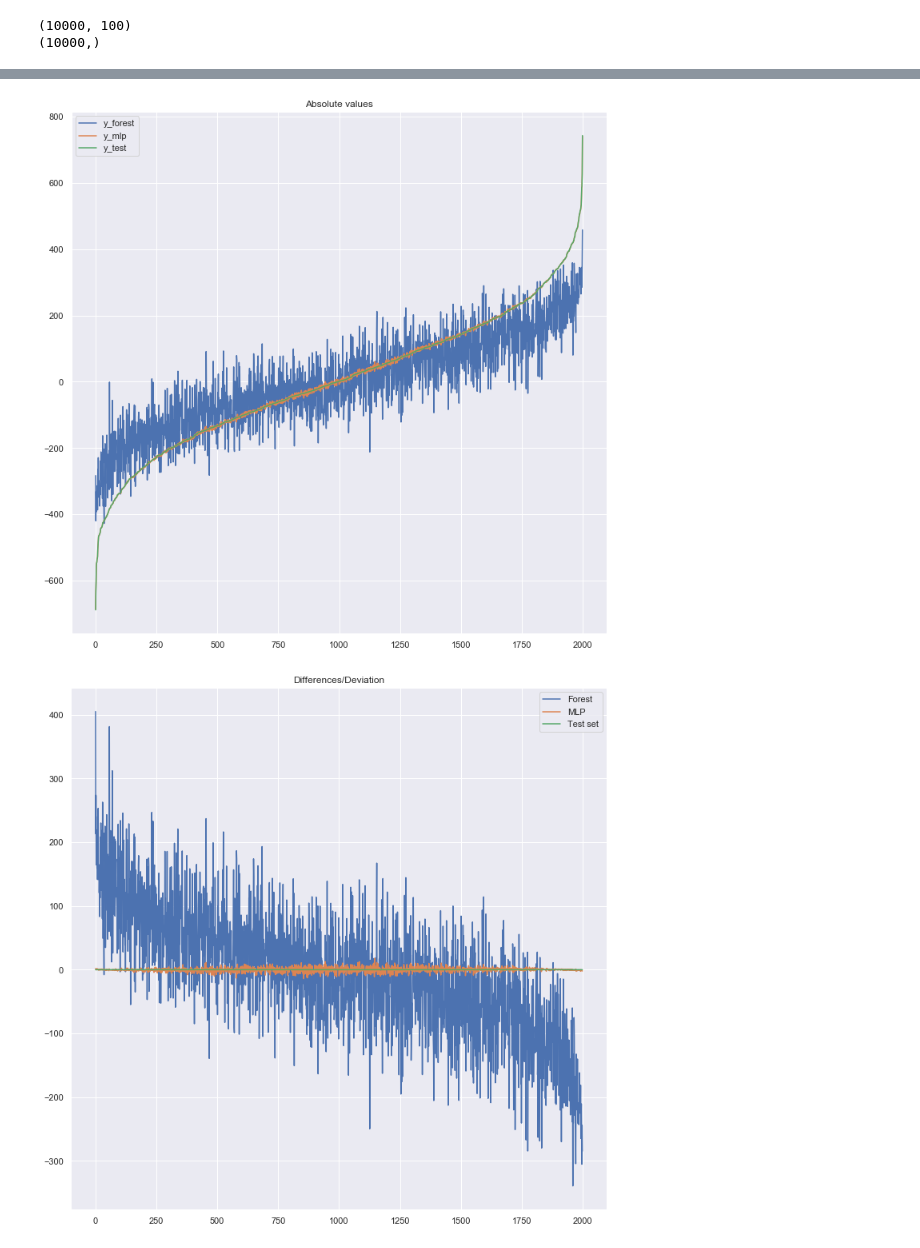
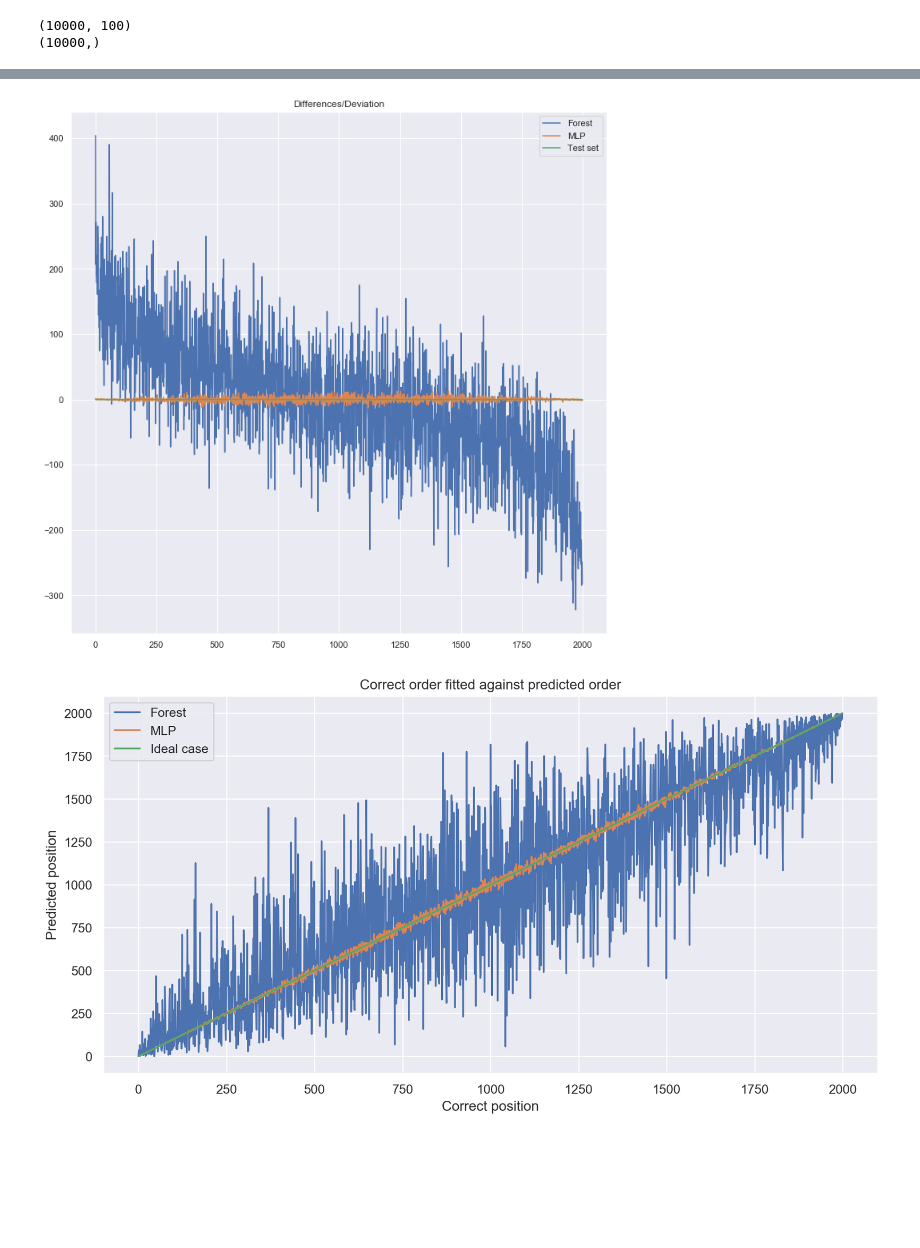
Before and after one commit to nessyht/FOML-Bomberman, a Jupyter notebook: Forest_MLP_comparison.ipynb, the cells around one changed output, grey strips where cells are left out. Cells and saved outputs as stored; diff of their text form; code cells hidden in the pictures; blank space fills up the shorter version.

Commit message:
Included graphics

```diff
--- a/Forest_MLP_comparison.ipynb
+++ b/Forest_MLP_comparison.ipynb
@@ -67,20 +79,22 @@ print(y_for[:5])
 # %%
-plt.figure(figsize=(12,12))
-plt.title('Absolute values')
-plt.plot(range(len(y_for)), y_for, label='y_forest')
-plt.plot(range(len(y_for)), y_mlp, label='y_mlp')
-plt.plot(range(len(y_for)), y_test, label='y_test')
+plt.figure(figsize=(12,6))
+plt.title('Differences/Deviation')
+plt.plot(range(len(y_for)), y_for-y_test, label='Forest')
+plt.plot(range(len(y_for)), y_mlp-y_test, label='MLP')
+plt.plot(range(len(y_for)), y_test-y_test, label='Test set')
 plt.legend()
 plt.show()
 # %% [output]
-[figure, old version]
+[figure, new version]
 # %%
-plt.figure(figsize=(12,12))
-plt.title('Differences/Deviation')
-plt.plot(range(len(y_for)), y_for-y_test, label='Forest')
-plt.plot(range(len(y_for)), y_mlp-y_test, label='MLP')
-plt.plot(range(len(y_for)), y_test-y_test, label='Test set')
+plt.figure(figsize=(12,6), dpi=200)
+plt.title('Correct order fitted against predicted order')
+plt.plot(range(len(y_for)),np.argsort(y_for), label='Forest')
+plt.plot(range(len(y_mlp)),np.argsort(y_mlp), label='MLP')
+plt.plot(range(len(y_test)),np.argsort(y_test), label='Ideal case')
+plt.xlabel('Correct position')
+plt.ylabel('Predicted position')
 plt.legend()
 plt.show()
 # %% [output]
-[figure, old version]
+[figure, new version]
```
Also changed, not shown: parts of 6 cells of this notebook, 7 other files.
